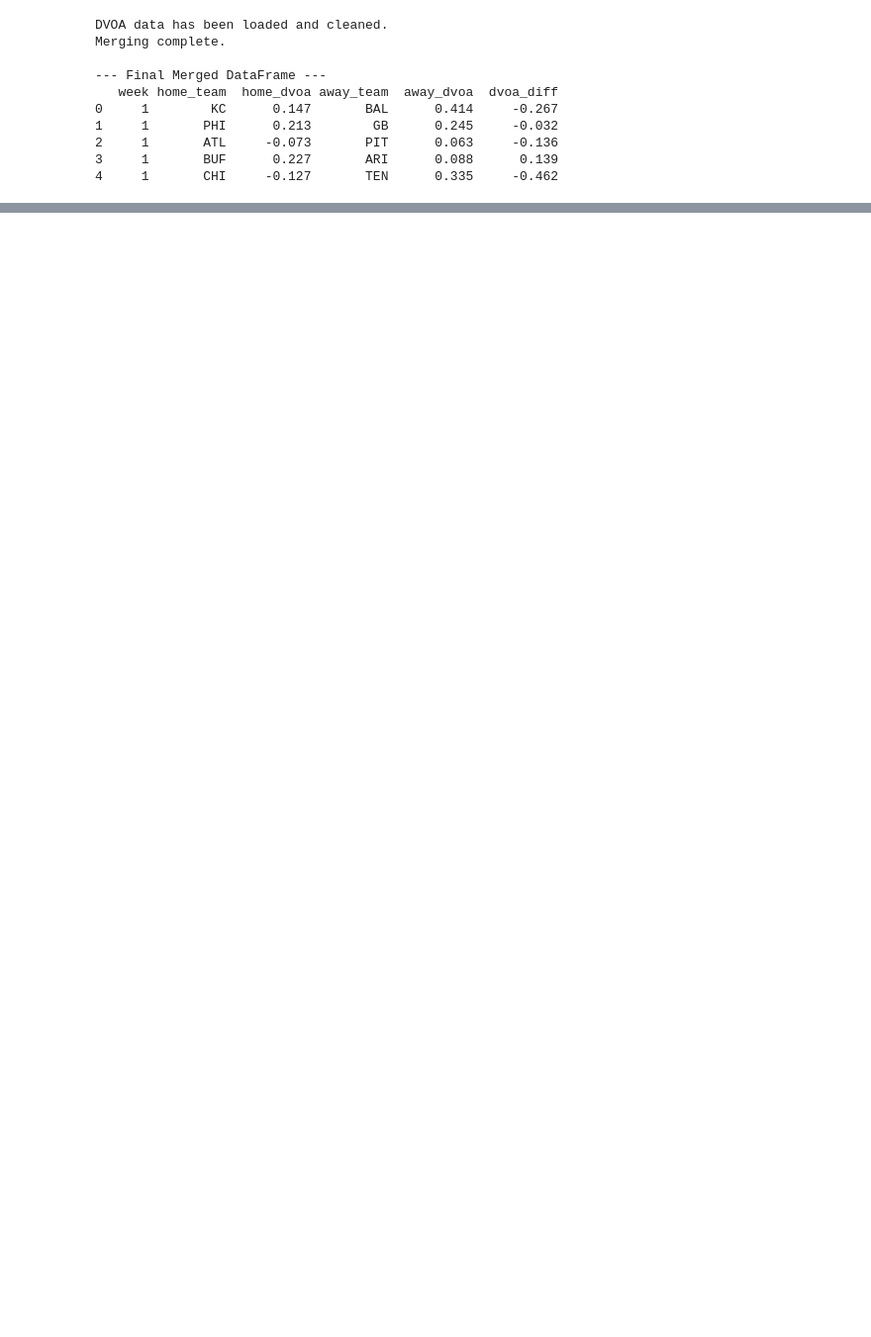
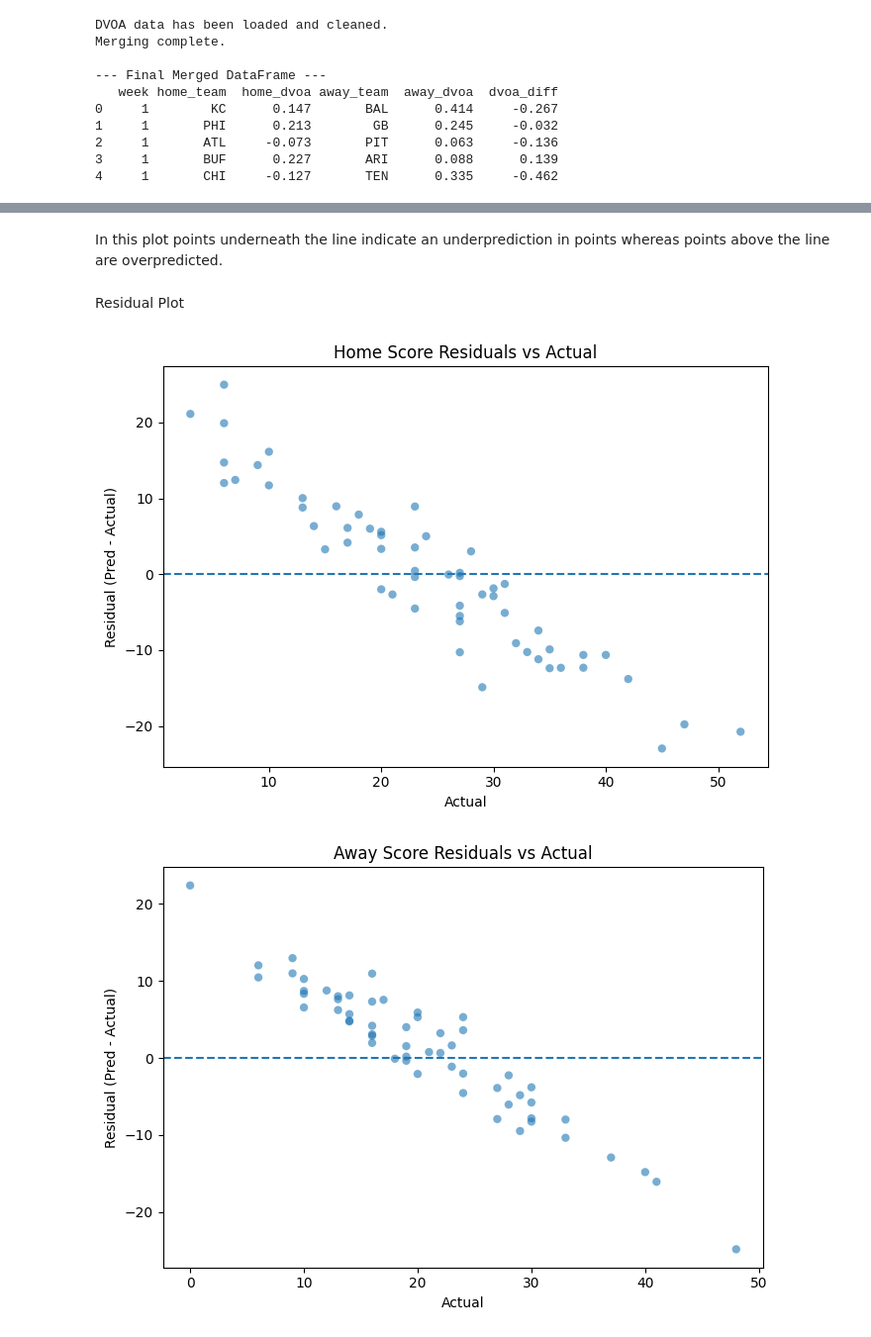
Before and after one commit to INFO-523-SU25/final-project-dmaichle00, a Jupyter notebook: final_project.ipynb, the cells around one changed output, grey strips where cells are left out. Shown: that part at 99% size. Cells and saved outputs as stored; diff of their text form; code cells hidden in the pictures; blank space fills up the shorter version.

```diff
--- a/final_project.ipynb
+++ b/final_project.ipynb
@@ -161,0 +510,36 @@ dtype: object
+# %% [markdown]
+In this plot points underneath the line indicate an underprediction in points whereas points above the line are overpredicted.
+# %% [markdown]
+Residual Plot
+# %%
+# Section 12: Residual plot (errors vs. true)
+import matplotlib.pyplot as plt
+import numpy as np
+
+def plot_residuals_vs_true(y_true, y_pred, title):
+    residuals = y_pred - y_true
+    plt.figure(figsize=(7,5))
+    plt.scatter(y_true, residuals, alpha=0.6, edgecolor="none")
+    plt.axhline(0.0, linestyle="--")
+    plt.xlabel("Actual")
+    plt.ylabel("Residual (Pred - Actual)")
+    plt.title(title)
+    plt.tight_layout()
+    plt.show()
+
+# Home residuals
+plot_residuals_vs_true(
+    y_true=y_test["home_score"].values,
+    y_pred=y_pred_ridge[:, 0],
+    title="Home Score Residuals vs Actual"
+)
+
+# Away residuals
+plot_residuals_vs_true(
+    y_true=y_test["away_score"].values,
+    y_pred=y_pred_ridge[:, 1],
+    title="Away Score Residuals vs Actual"
+)
+# %% [output]
+[figure, added]
+[figure, added]
```
Also changed, not shown: parts of 19 cells of this notebook, 11 other files.
